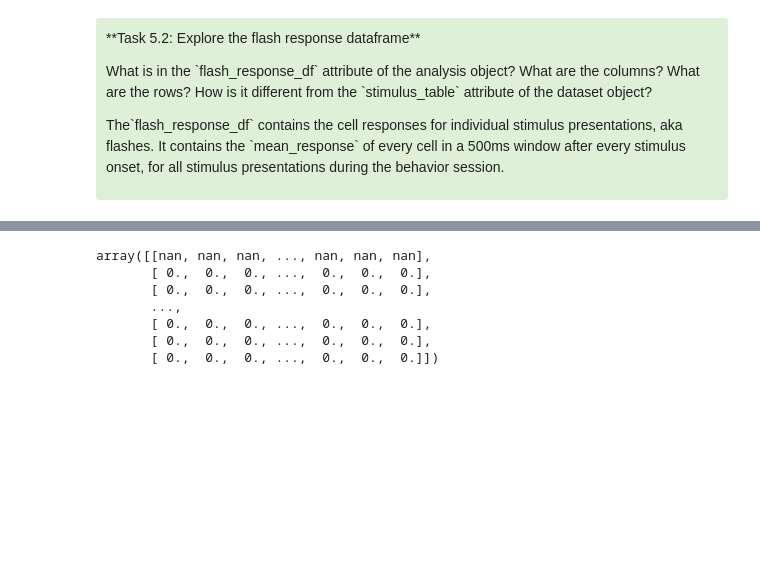
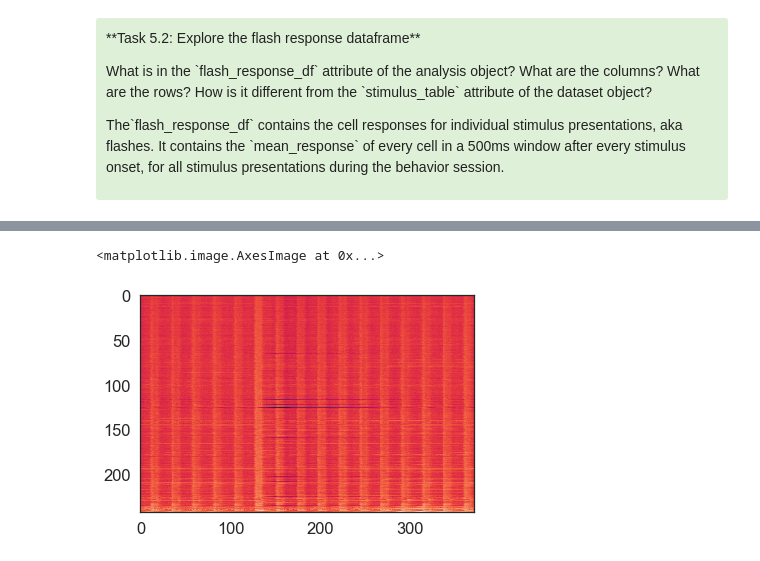
Before and after one commit to AllenInstitute/SWDB_2019, a Jupyter notebook: DynamicBrain/VisualBehavior_alex_exercises.ipynb, the cells around one changed output, grey strips where cells are left out. Cells and saved outputs as stored; diff of their text form; code cells hidden in the pictures; blank space fills up the shorter version.

```diff
--- a/DynamicBrain/VisualBehavior_alex_exercises.ipynb
+++ b/DynamicBrain/VisualBehavior_alex_exercises.ipynb
@@ -984,10 +967,7 @@ plt.imshow(heatmap)
-# %%
-heatmap
-# %% [output]
-array([[nan, nan, nan, ..., nan, nan, nan],
-       [ 0.,  0.,  0., ...,  0.,  0.,  0.],
-       [ 0.,  0.,  0., ...,  0.,  0.,  0.],
-       ...,
-       [ 0.,  0.,  0., ...,  0.,  0.,  0.],
-       [ 0.,  0.,  0., ...,  0.,  0.,  0.],
-       [ 0.,  0.,  0., ...,  0.,  0.,  0.]])
+# %%
+x = np.argsort(np.max(heatmap,1))
+heatmap_sorted = heatmap[x,:]
+plt.imshow(heatmap_sorted)
+# %% [output]
+<matplotlib.image.AxesImage at 0x...>
+[figure, added]
```
Also changed, not shown: parts of 44 cells of this notebook.
